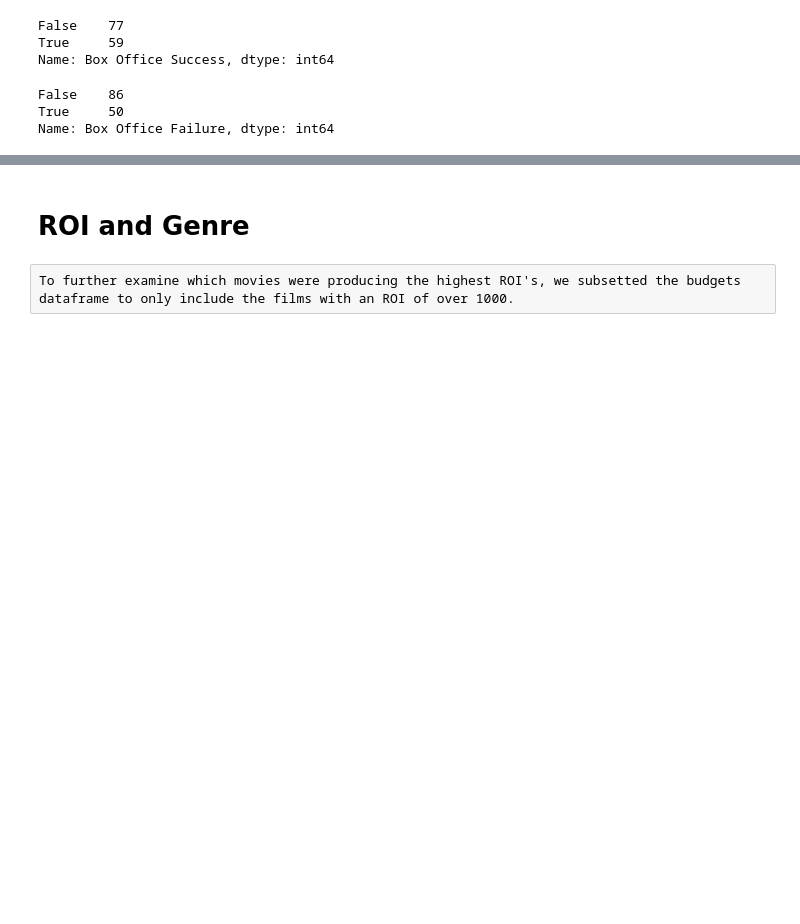
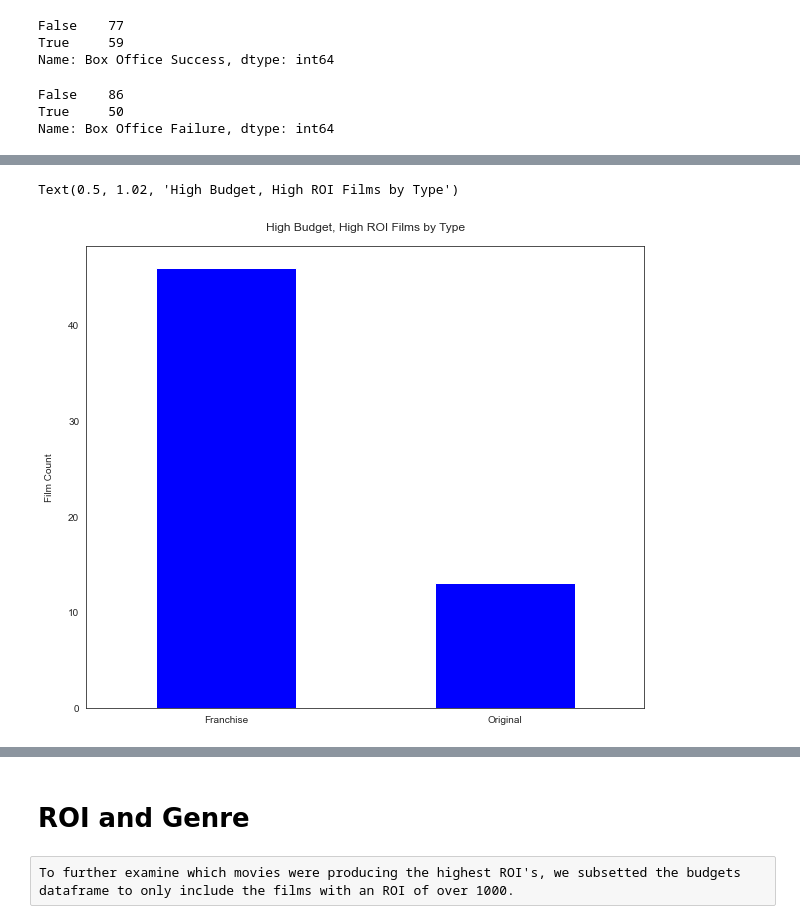
Before and after one commit to dmedd98/Group-4-Microsoft_Movie_Analysis, a Jupyter notebook: notebooks/ROI Genre.ipynb, the cells around one changed output, grey strips where cells are left out. Saved outputs shown, nothing was run; the diff lists cells and outputs as text; code cells hidden in the pictures; blank space fills up the shorter version.

```diff
--- a/notebooks/ROI Genre.ipynb
+++ b/notebooks/ROI Genre.ipynb
@@ -120,0 +126,2 @@ ax.bar(x, y);
+# %%
+df_hb_bos = df_highbudget.loc[df_highbudget['Box Office Success'] == True]
@@ -120,0 +144,8 @@ ax.bar(x, y);
+# %%
+sns.set_style('white')
+df_hb_bos['Type'].value_counts().plot(kind = 'bar', figsize = (10, 8.5), rot = 0, color = 'blue')
+plt.ylabel('Film Count', labelpad = 14)
+plt.title('High Budget, High ROI Films by Type', y = 1.02)
+# %% [output]
+Text(0.5, 1.02, 'High Budget, High ROI Films by Type')
+[figure, added]
```
Also changed, not shown: parts of 14 cells of this notebook, 4 other files.
